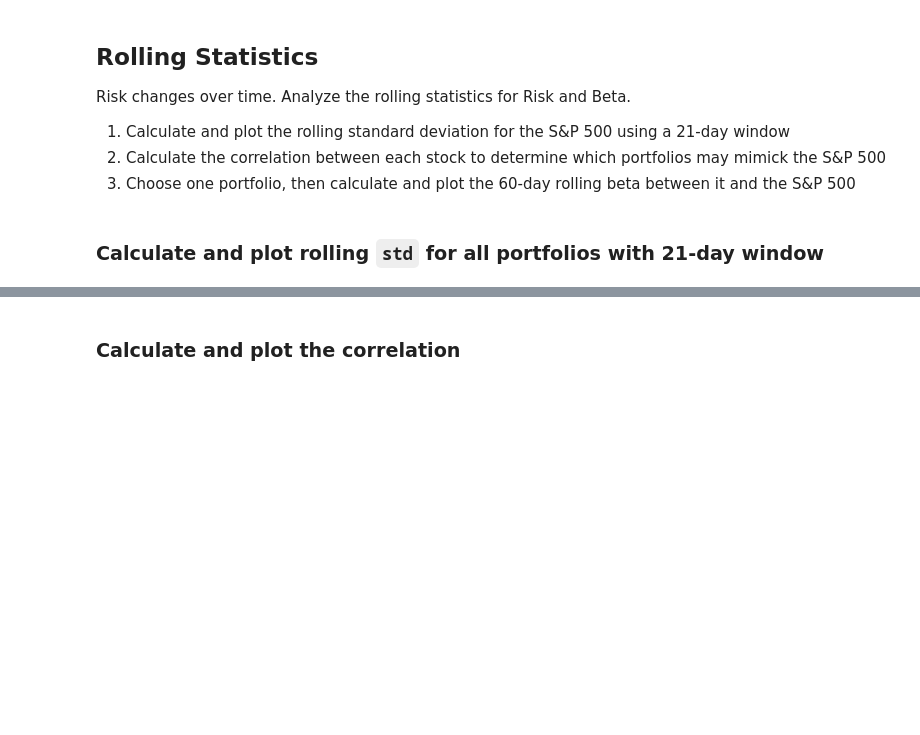
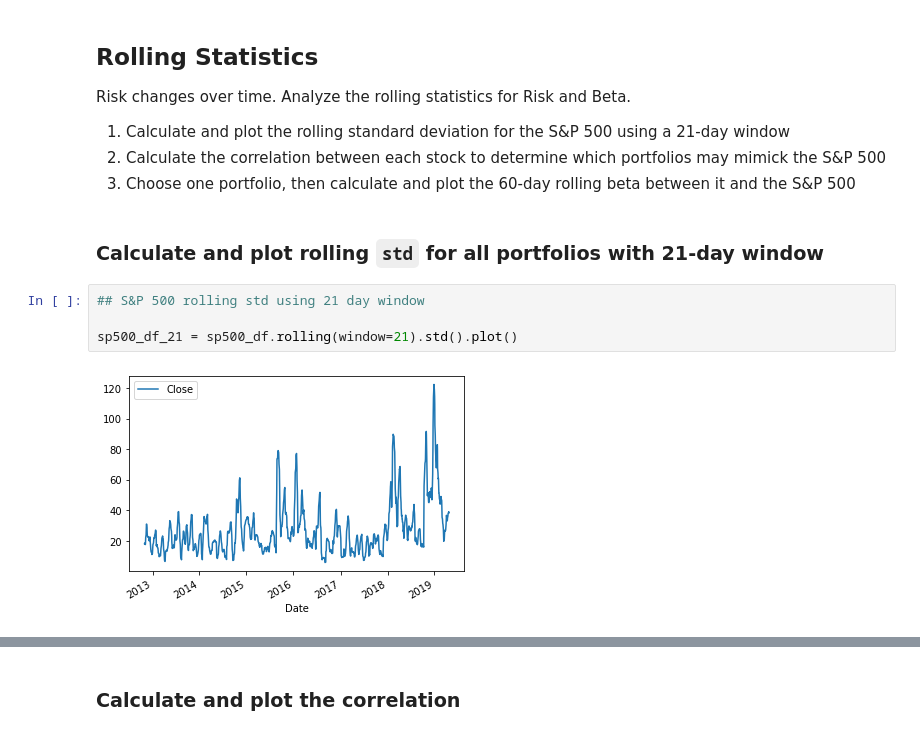
Before and after one commit to joebarry1252/Financial_Planning_UsingAPIs, a Jupyter notebook: Barry_whale_analysis_final.ipynb, the cells around one changed output, grey strips where cells are left out. Drawn from its saved outputs; the diff is of its cells as text; blank space fills up the shorter version.

```diff
--- a/Barry_whale_analysis_final.ipynb
+++ b/Barry_whale_analysis_final.ipynb
@@ -469,6 +509,12 @@ Risk changes over time. Analyze the rolling statistics for Risk and Beta.
 3. Choose one portfolio, then calculate and plot the 60-day rolling beta between it and the S&P 500
 # %% [markdown]
 ### Calculate and plot rolling `std` for all portfolios with 21-day window
+# %%
+## S&P 500 rolling std using 21 day window
+
+sp500_df_21 = sp500_df.rolling(window=21).std().plot()
+# %% [output]
+[figure, added]
 # %%
 # Calculate the rolling standard deviation for all portfolios using a 21-day window
 
```
Also changed, not shown: parts of 30 cells of this notebook.
